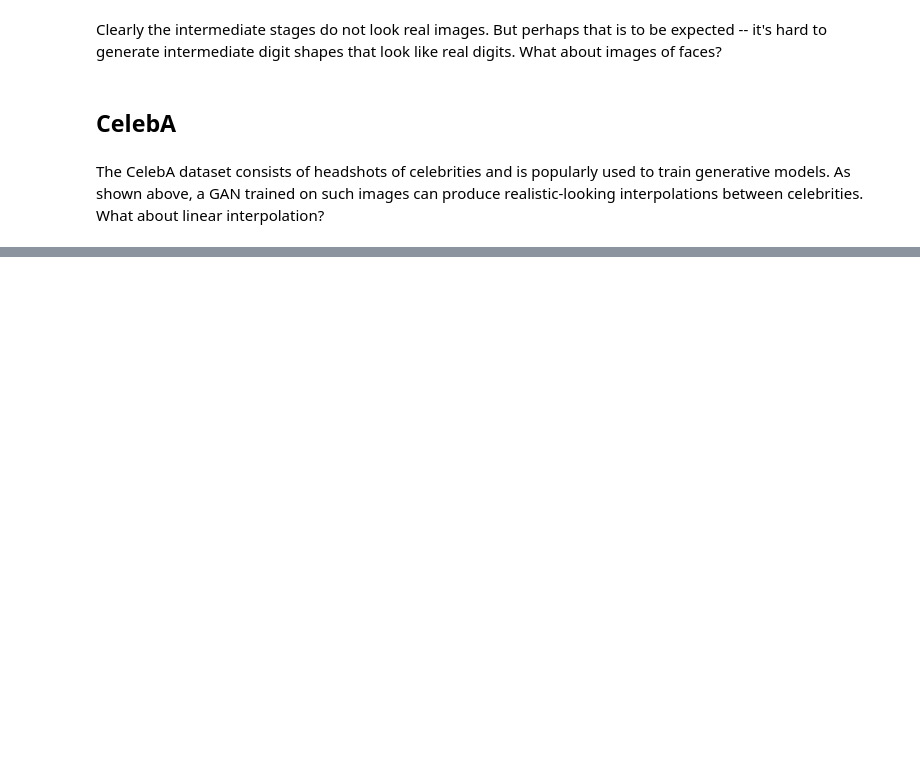
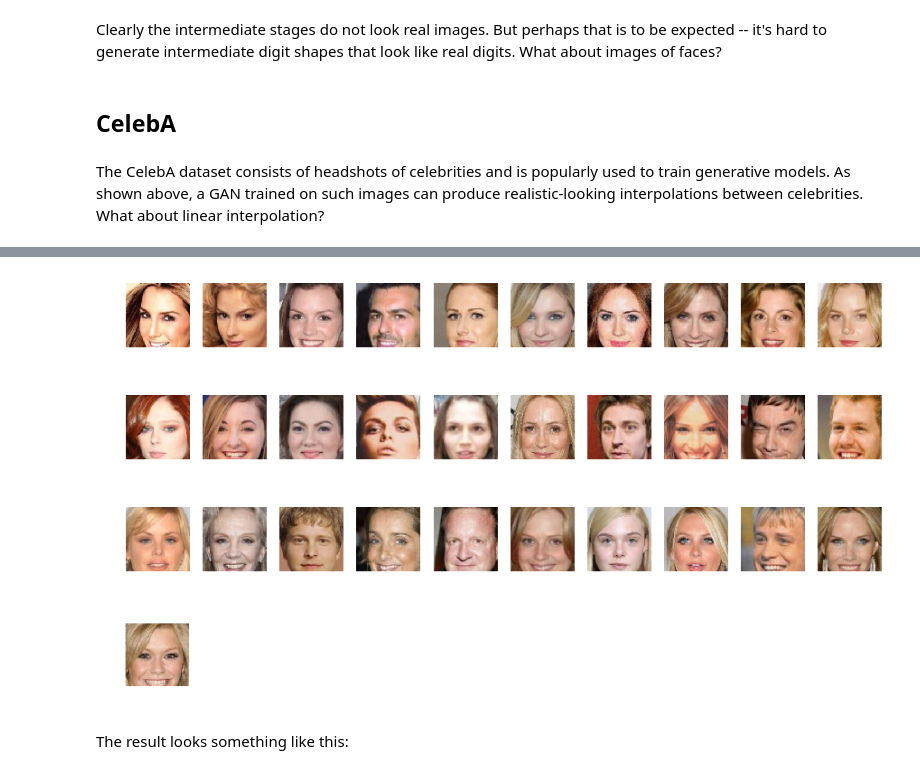
Before and after one commit to abidlabs/Deep-Generative-Models-Tutorial, a Jupyter notebook: 1b. Linear Interpolation with Images.ipynb, the cells around one changed output, grey strips where cells are left out. Cells and saved outputs as stored; diff of their text form; code cells hidden in the pictures; blank space fills up the shorter version.

```diff
--- a/1b. Linear Interpolation with Images.ipynb
+++ b/1b. Linear Interpolation with Images.ipynb
@@ -62,0 +111,23 @@ celeba_utils.download_extract('celeba', data_dir)
+# %%
+start = 0
+visited_set = [start]
+n_visit = 30
+
+for i in range(n_visit):
+    distances = np.linalg.norm((celeb_images - celeb_images[0]).reshape(1000, -1),axis=1)
+    for j in distances.argsort():
+        if not (j in visited_set):
+            break
+    visited_set.append(j)
+# %%
+for rows in range(len(visited_set)//10 + 1):
+    _, ax = plt.subplots(1, 10, figsize=[15, 1.5])
+    for i in range(10):
+        if (rows*10 + i) < len(visited_set):
+            ax[i].imshow(celeb_images[visited_set[rows*10 + i]]/255)
+        ax[i].set_axis_off()
+# %% [output]
+[figure, added]
+[figure, added]
+[figure, added]
+[figure, added]
@@ -62,0 +145,2 @@ celeba_utils.download_extract('celeba', data_dir)
+# %% [markdown]
+The result looks something like this:
```
Also changed, not shown: parts of 13 cells of this notebook, 4 other files.
